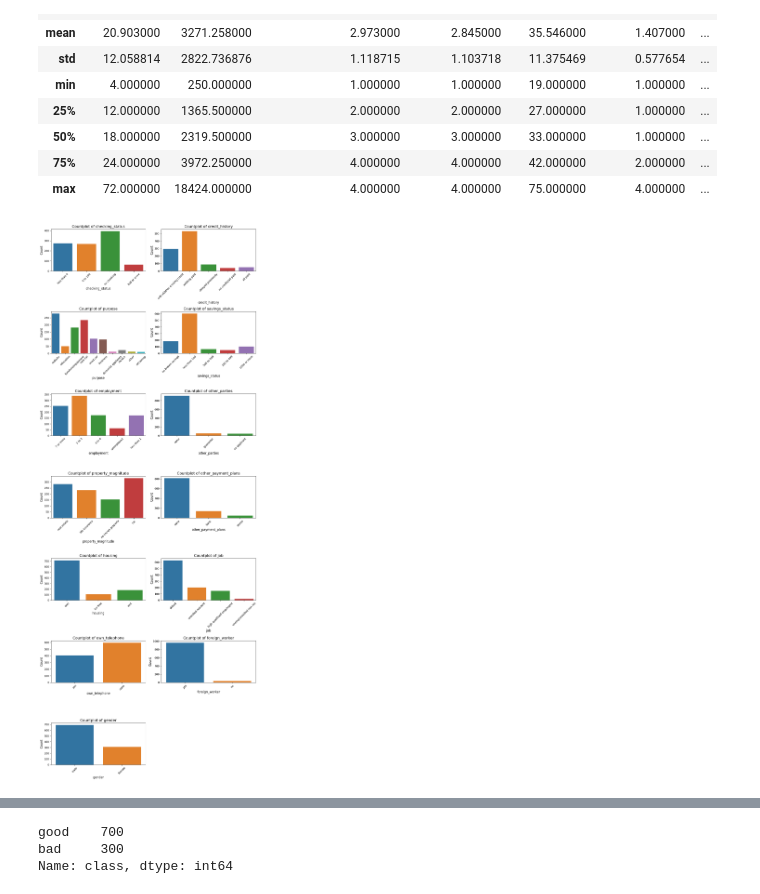
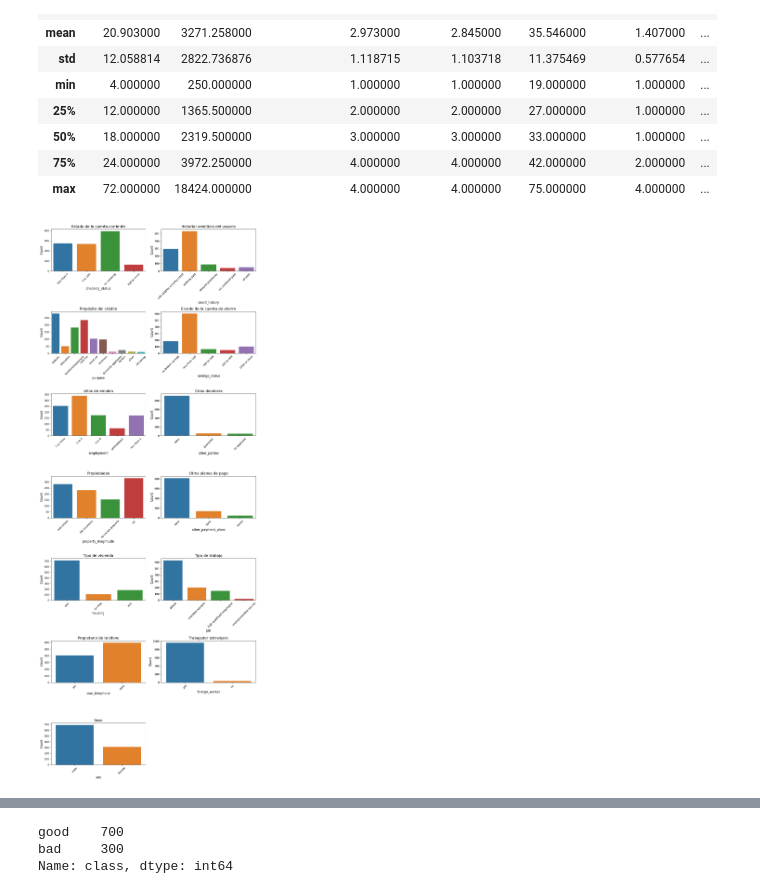
Before and after one commit to asa1311/riesgo-credito, a Jupyter notebook: Análisis_exploratorio_de_datos_crédito_de_clientes.ipynb, the cells around one changed output, grey strips where cells are left out. Saved outputs shown, nothing was run; the diff lists cells and outputs as text; code cells hidden in the pictures.

```diff
--- a/Análisis_exploratorio_de_datos_crédito_de_clientes.ipynb
+++ b/Análisis_exploratorio_de_datos_crédito_de_clientes.ipynb
@@ -156,29 +160,25 @@ categoric_titles=['Estado de la cuenta corriente','Historial crediticio del usua
 # %%
-num_plots = len(variables)
-num_cols = 2
-num_rows = (num_plots + 1) // num_cols
-
 fig, axes = plt.subplots(num_rows, num_cols, figsize=(12, 30))
 
 
 for i, variable in enumerate(variables):
     row = i // num_cols
     col = i % num_cols
     ax = axes[row, col]
     sns.countplot(data=df, x=variable, ax=ax)
-    ax.set_title(f'Countplot of {variable}', fontsize=14)
+    ax.set_title(categoric_titles[i], fontsize=14)
     ax.set_xlabel(variable, fontsize=12)
     ax.set_ylabel('Count', fontsize=12)
     ax.tick_params(axis='x', rotation=45)
 
 if num_plots < num_rows * num_cols:
     for i in range(num_plots, num_rows * num_cols):
         fig.delaxes(axes.flatten()[i])
 
 
 plt.tight_layout()
 
 
 plt.show()
 # %% [output]
-[figure, old version]
+[figure, new version]
```
Also changed, not shown: parts of 2 cells of this notebook.
